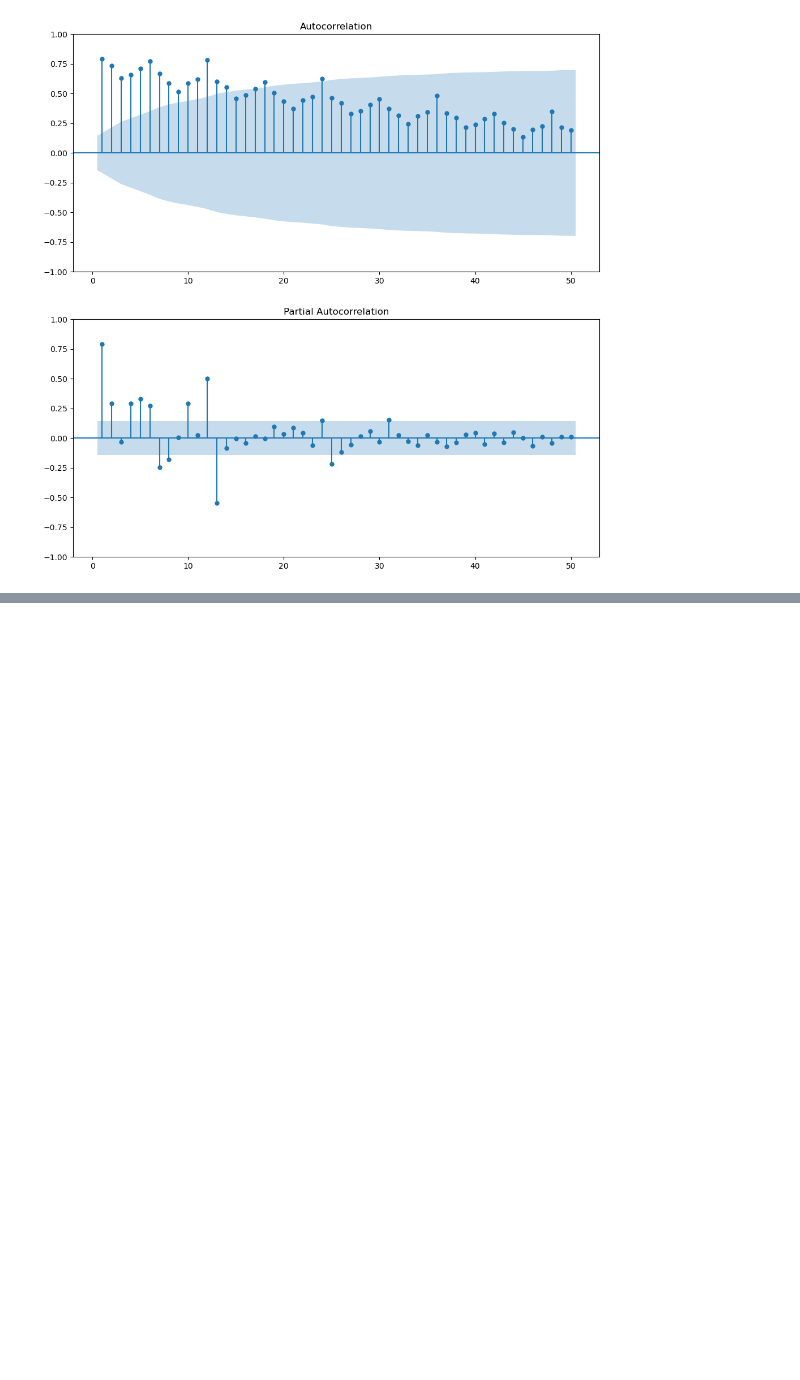
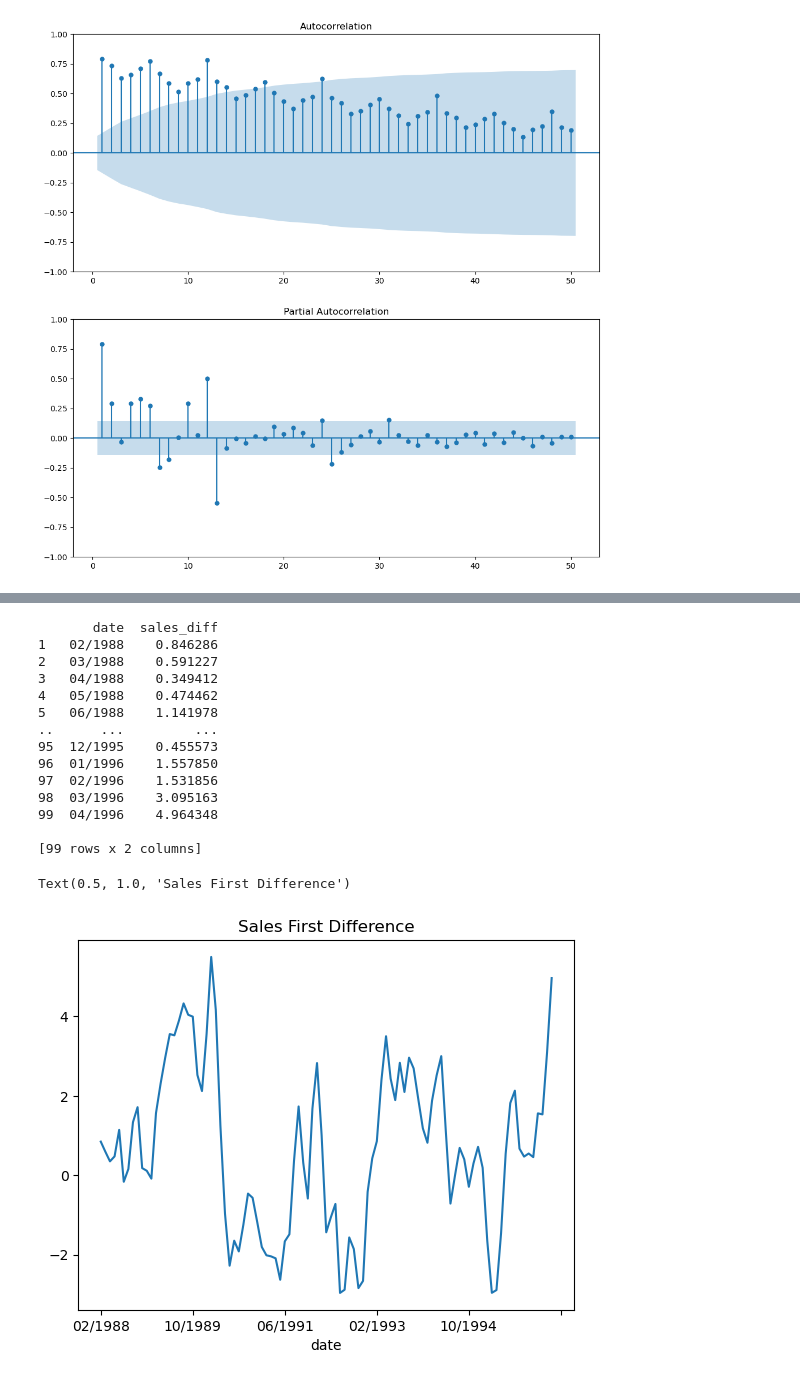
Before and after one commit to TomRush20/BAN-6025-Machine-Learning, a Jupyter notebook: time_series_example.ipynb, the cells around one changed output, grey strips where cells are left out. Drawn from its saved outputs; the diff is of its cells as text; code cells hidden in the pictures; blank space fills up the shorter version.

Commit message:
First Diff and Detrending

```diff
--- a/time_series_example.ipynb
+++ b/time_series_example.ipynb
@@ -229,0 +244,31 @@ plt.show()
+# %%
+#How to do a single-difference using a different dataset
+sales_df = pd.read_csv('sales_series.csv')
+
+sales_df2 = sales_df.drop(index=0)
+sales_df2['sales_diff'] = np.diff(sales_df['sales'], n=1)
+sales_df2 = sales_df2.drop(columns=['sales'])
+print(sales_df2)
+
+sales_ts2 = pd.Series(sales_df2['sales_diff'].values, index=sales_df2['date'])
+sales_ts2.index.freq = 'MS'
+
+sales_ts2.plot()
+plt.title('Sales First Difference')
+# %% [output]
+       date  sales_diff
+1   02/1988    0.846286
+2   03/1988    0.591227
+3   04/1988    0.349412
+4   05/1988    0.474462
+5   06/1988    1.141978
+..      ...         ...
+95  12/1995    0.455573
+96  01/1996    1.557850
+97  02/1996    1.531856
+98  03/1996    3.095163
+99  04/1996    4.964348
+
+[99 rows x 2 columns]
+Text(0.5, 1.0, 'Sales First Difference')
+[figure, added]
```
Also changed, not shown: parts of 4 cells of this notebook, 1 other file.
